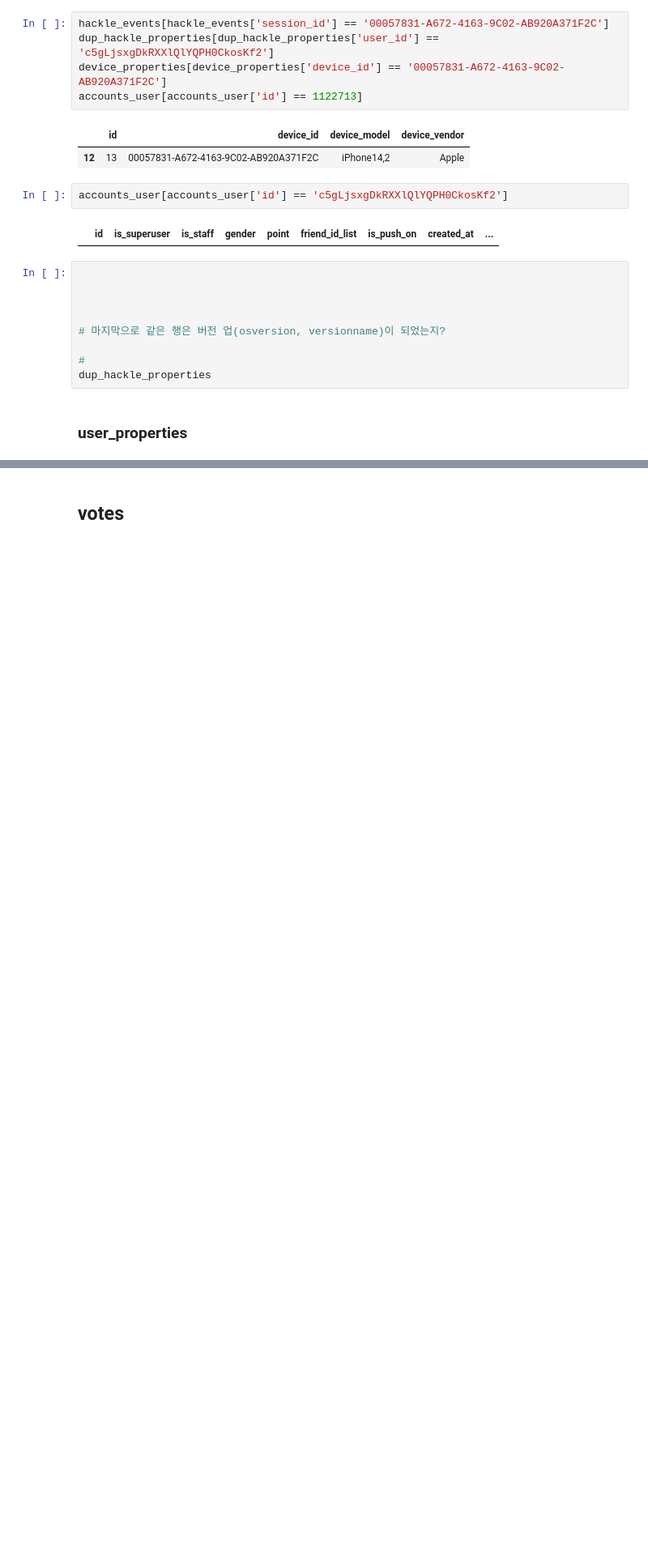
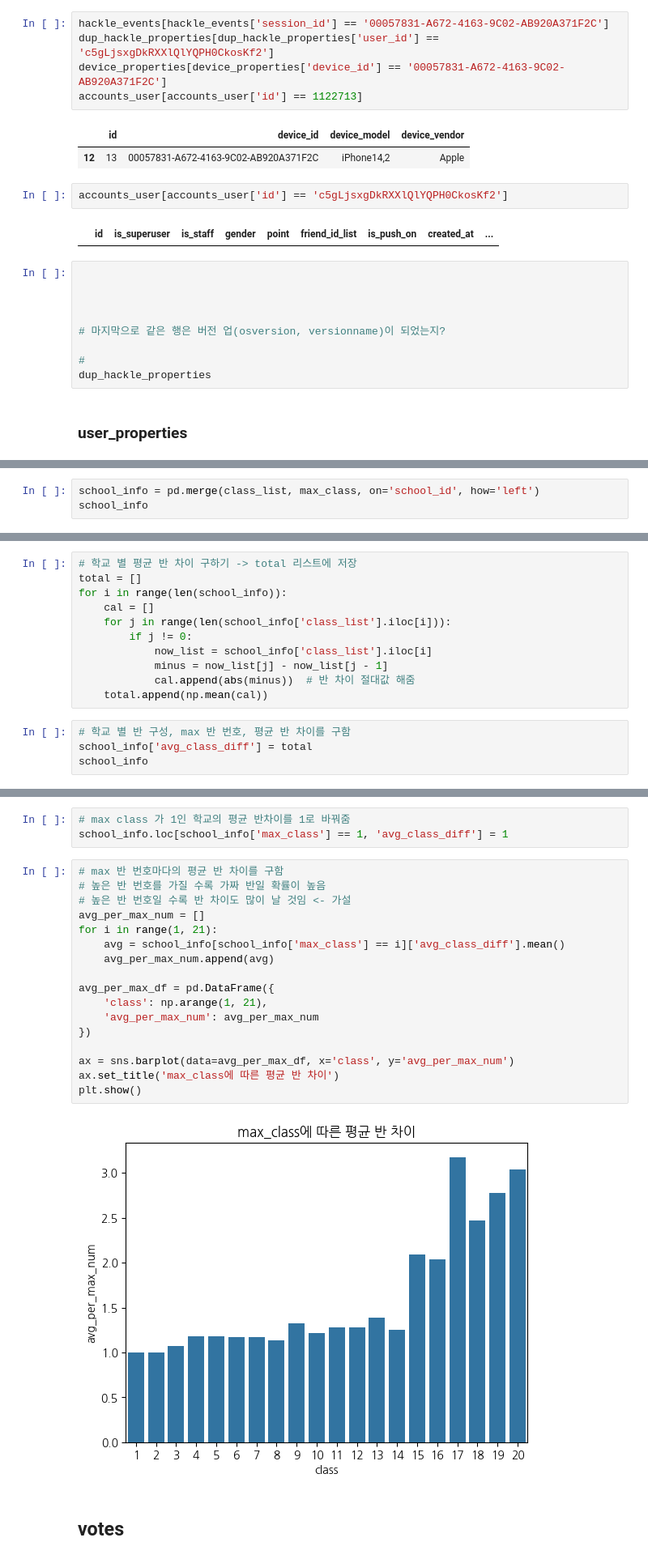
Before and after one commit to EtheriumArchive/Codeit_project, a Jupyter notebook: eda_eunsu_v3.ipynb, the cells around one changed output, grey strips where cells are left out. Shown at 81% size. Cells and saved outputs as stored; diff of their text form; blank space fills up the shorter version.

```diff
--- a/eda_eunsu_v3.ipynb
+++ b/eda_eunsu_v3.ipynb
@@ -369,0 +437,3 @@ user_properties.head(5)
+# %%
+school_info = pd.merge(class_list, max_class, on='school_id', how='left')
+school_info
@@ -369,0 +454,15 @@ user_properties.head(5)
+# %%
+# 학교 별 평균 반 차이 구하기 -> total 리스트에 저장
+total = []
+for i in range(len(school_info)):
+    cal = []
+    for j in range(len(school_info['class_list'].iloc[i])):
+        if j != 0:
+            now_list = school_info['class_list'].iloc[i]
+            minus = now_list[j] - now_list[j - 1]
+            cal.append(abs(minus))  # 반 차이 절대값 해줌
+    total.append(np.mean(cal))
+# %%
+# 학교 별 반 구성, max 반 번호, 평균 반 차이를 구함
+school_info['avg_class_diff'] = total
+school_info
@@ -370,3 +505,25 @@ user_properties.head(5)
+# %%
+# max class 가 1인 학교의 평균 반차이를 1로 바꿔줌
+school_info.loc[school_info['max_class'] == 1, 'avg_class_diff'] = 1
+# %%
+# max 반 번호마다의 평균 반 차이를 구함
+# 높은 반 번호를 가질 수록 가짜 반일 확률이 높음
+# 높은 반 번호일 수록 반 차이도 많이 날 것임 <- 가설
+avg_per_max_num = []
+for i in range(1, 21):
+    avg = school_info[school_info['max_class'] == i]['avg_class_diff'].mean()
+    avg_per_max_num.append(avg)
+
+avg_per_max_df = pd.DataFrame({
+    'class': np.arange(1, 21),
+    'avg_per_max_num': avg_per_max_num
+})
+
+ax = sns.barplot(data=avg_per_max_df, x='class', y='avg_per_max_num')
+ax.set_title('max_class에 따른 평균 반 차이')
+plt.show()
+# %% [output]
+[figure, added]
 # %% [markdown]
 ## votes
 # %%
```
Also changed, not shown: parts of 13 cells of this notebook.
